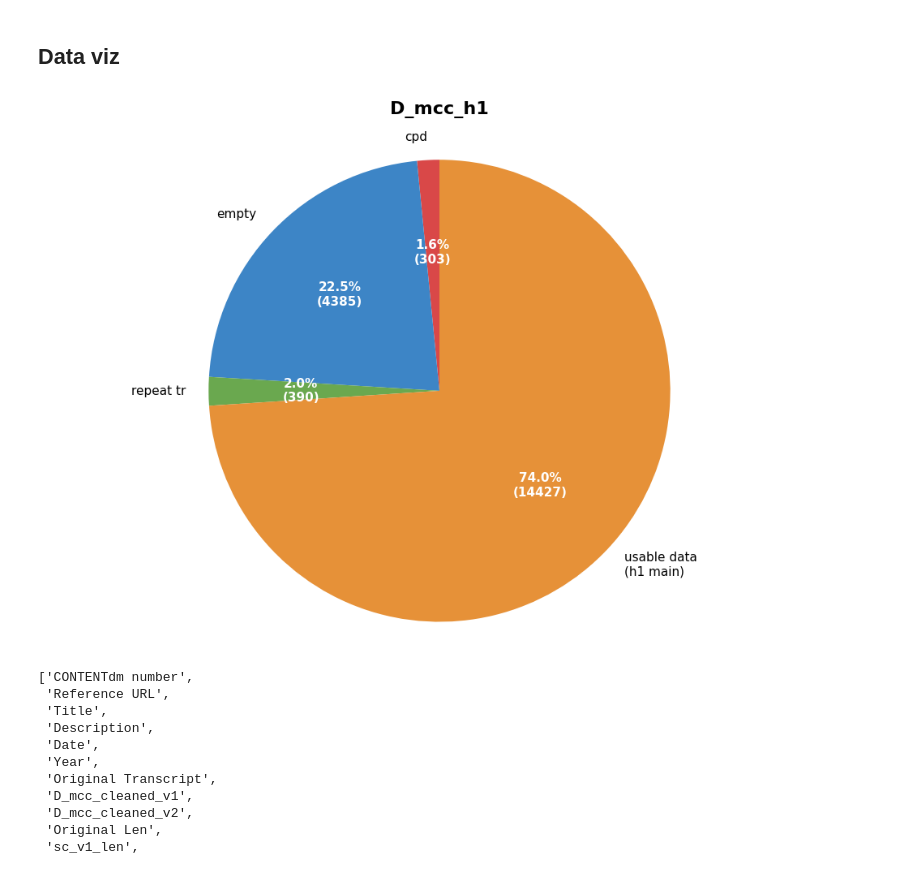
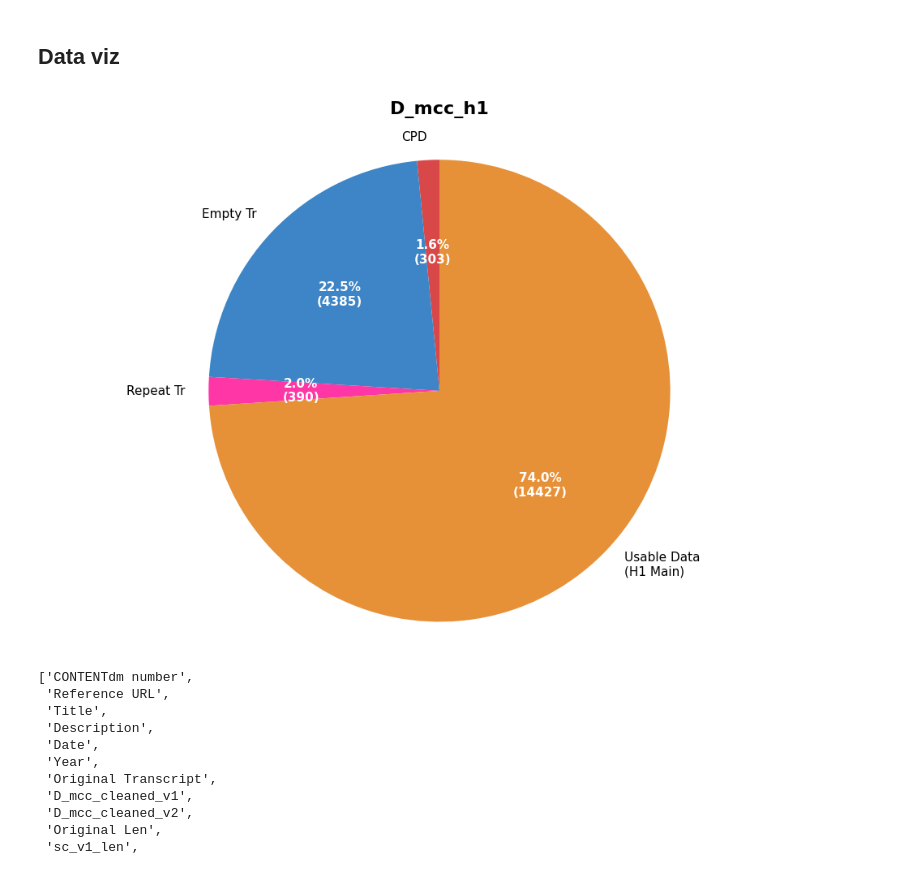
Before and after one commit to UofSCLibraries-DRS/AspireAI_LLM_Project, a Jupyter notebook: data_handling/cleaning-v1-v2.ipynb, the cells around one changed output. Drawn from its saved outputs; the diff is of its cells as text; code cells hidden in the pictures.

```diff
--- a/data_handling/cleaning-v1-v2.ipynb
+++ b/data_handling/cleaning-v1-v2.ipynb
@@ -400,36 +397,36 @@ v1 empty but v2 non-empty: 10
 import matplotlib.pyplot as plt
 
 # data
-categories = ['cpd', 'empty', 'repeat tr', 'usable data\n(h1 main)']
+categories = ['CPD', 'Empty Tr', 'Repeat Tr', 'Usable Data\n(H1 Main)']
 values = [len(df_cpd), len(df_pure_empty), len(df_repeated), len(df)]
 
 # Create pie chart
 fig, ax = plt.subplots(figsize=(10, 7))
 
 # Create the pie chart with customizations
 wedges, texts, autotexts = ax.pie(
     values,
     labels=categories,
     autopct=lambda pct: f'{pct:.1f}%\n({int(pct/100.*sum(values))})',  # Show percentages and counts
     startangle=90,       # Start from top
-    colors=['#d94848', '#3d85c6', '#6aa84f', '#e69138'],
+    colors=['#d94848', '#3d85c6', "#ff36a5", '#e69138'],
     textprops={'fontsize': 11}
 )
 
 # Enhance the percentage text
 for autotext in autotexts:
     autotext.set_color('white')
     autotext.set_fontweight('bold')
 
 # Add title
 plt.title(f'D_{dataset[0:3]}_h1', fontsize=16, fontweight='bold', pad=20)
 
 # Equal aspect ratio ensures circular pie
 ax.axis('equal')
 
 plt.tight_layout()
 # %% [output]
-[figure, old version]
+[figure, new version]
 # %%
 list(df)
 # %% [output]
```
Also changed, not shown: parts of 1 cell of this notebook, 3 other files.
